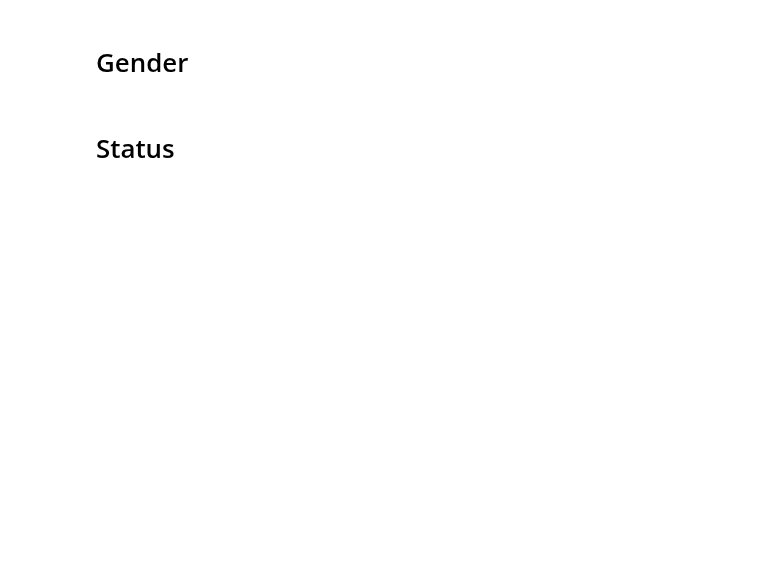
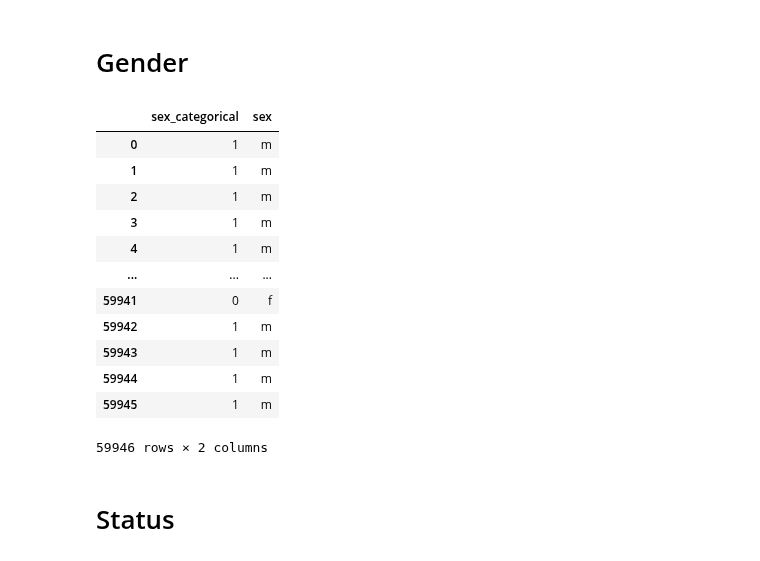
Before and after one commit to HuberNicolas/okcupid-explorer, a Jupyter notebook: backend/src/data-cleaning.ipynb, the cells around one changed output. Saved outputs shown, nothing was run; the diff lists cells and outputs as text; code cells hidden in the pictures; blank space fills up the shorter version.

Commit message:
some labelling, nothing too wyld

```diff
--- a/backend/src/data-cleaning.ipynb
+++ b/backend/src/data-cleaning.ipynb
@@ -234,4 +377,32 @@ df_drinks['drinks_ordinal'] =  df_drinks['drinks'].map(mapper_drinks_dict).filln
 # %% [markdown]
 # Gender
+# %%
+# Extract Col
+sex = df.sex.unique()
+print_col_values(list=sex, filename='sex')
+# copy by value
+df_sex = df.copy()
+
+# nan's
+df_sex.dropna(inplace=True, subset=['sex']) # remove nan's
+df_sex.shape # (59946, 19) , same as profiler
+
+sex_encoder = LabelEncoder()
+df_sex['sex_categorical'] = sex_encoder.fit_transform(df_sex['sex'])
+df_sex[['sex_categorical', 'sex']]
+# %% [output]
+|  | sex_categorical | sex |
+| 0 | 1 | m |
+| 1 | 1 | m |
+| 2 | 1 | m |
+| 3 | 1 | m |
+| 4 | 1 | m |
+| ... | ... | ... |
+| 59941 | 0 | f |
+| 59942 | 1 | m |
+| 59943 | 1 | m |
+| 59944 | 1 | m |
+| 59945 | 1 | m |
+59946 rows × 2 columns
 # %% [markdown]
 # Status
```
Also changed, not shown: parts of 16 cells of this notebook, 1 other file.
